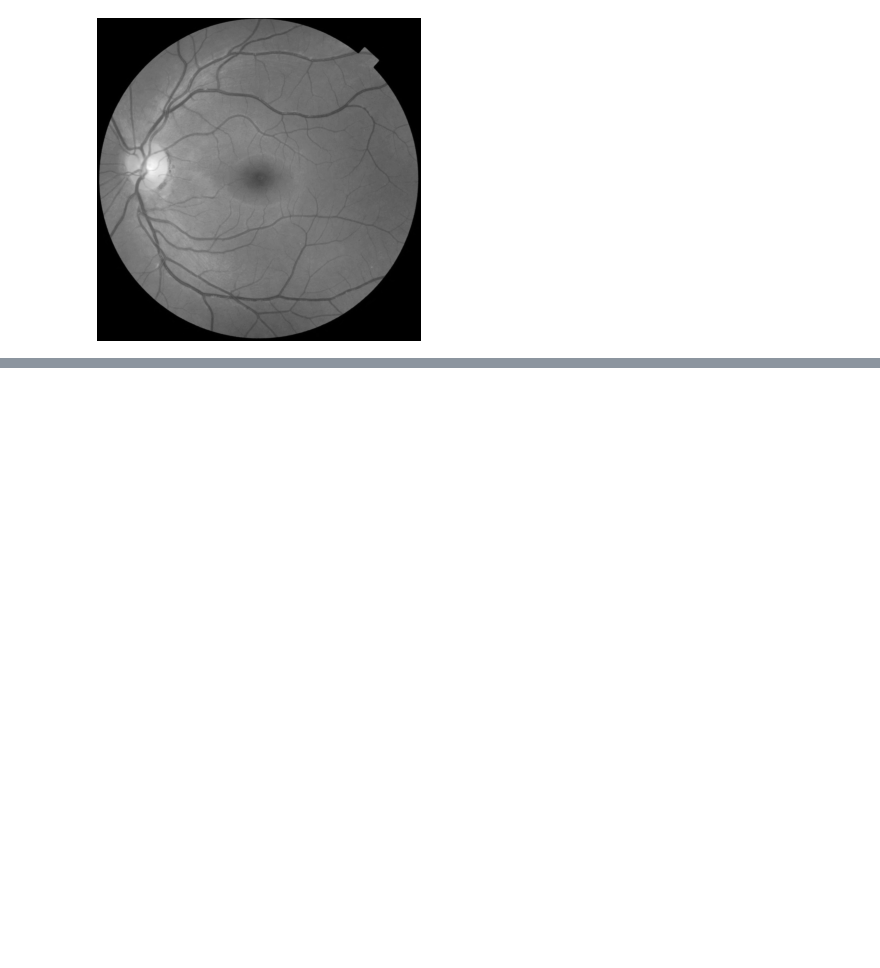
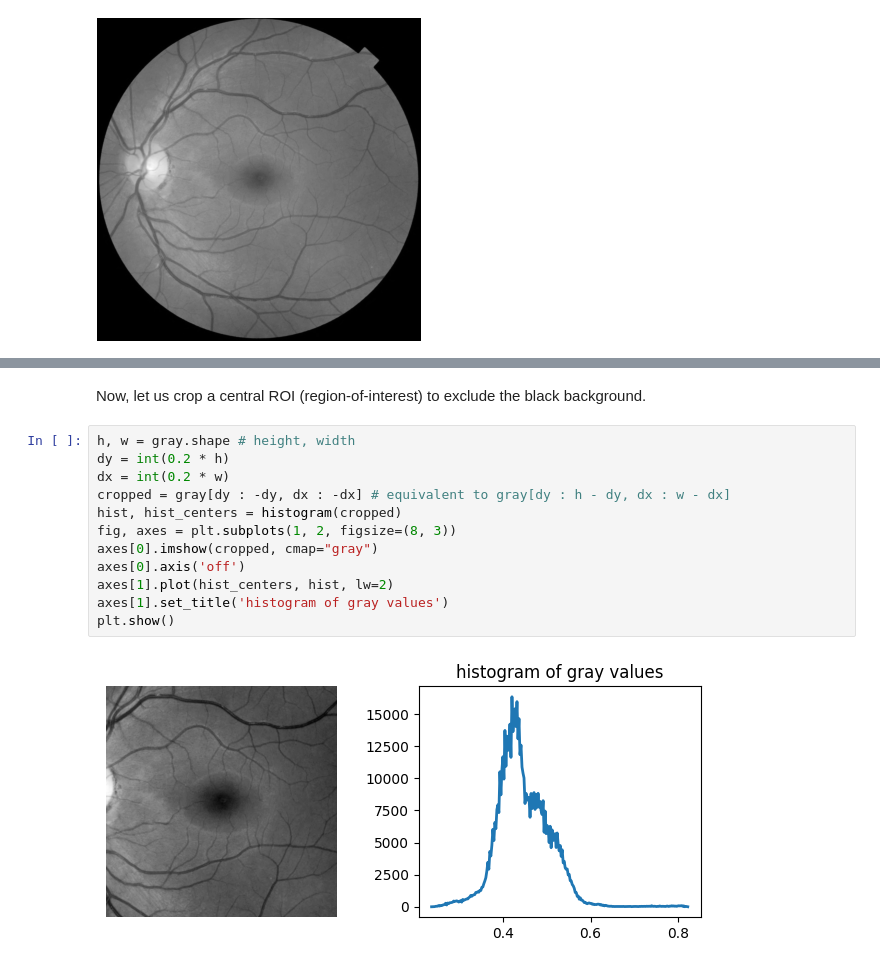
Before and after one commit to thiagopx/pdi, a Jupyter notebook: notebooks/01_intro.ipynb, the cells around one changed output, grey strips where cells are left out. Drawn from its saved outputs; the diff is of its cells as text; blank space fills up the shorter version.

```diff
--- a/notebooks/01_intro.ipynb
+++ b/notebooks/01_intro.ipynb
@@ -70,0 +105,16 @@ Standard deviation: 76.58712337326638
+# %% [markdown]
+Now, let us crop a central ROI (region-of-interest) to exclude the black background.
+# %%
+h, w = gray.shape # height, width
+dy = int(0.2 * h)
+dx = int(0.2 * w)
+cropped = gray[dy : -dy, dx : -dx] # equivalent to gray[dy : h - dy, dx : w - dx]
+hist, hist_centers = histogram(cropped)
+fig, axes = plt.subplots(1, 2, figsize=(8, 3))
+axes[0].imshow(cropped, cmap="gray")
+axes[0].axis('off')
+axes[1].plot(hist_centers, hist, lw=2)
+axes[1].set_title('histogram of gray values')
+plt.show()
+# %% [output]
+[figure, added]
```
Also changed, not shown: parts of 13 cells of this notebook, 2 other files.
